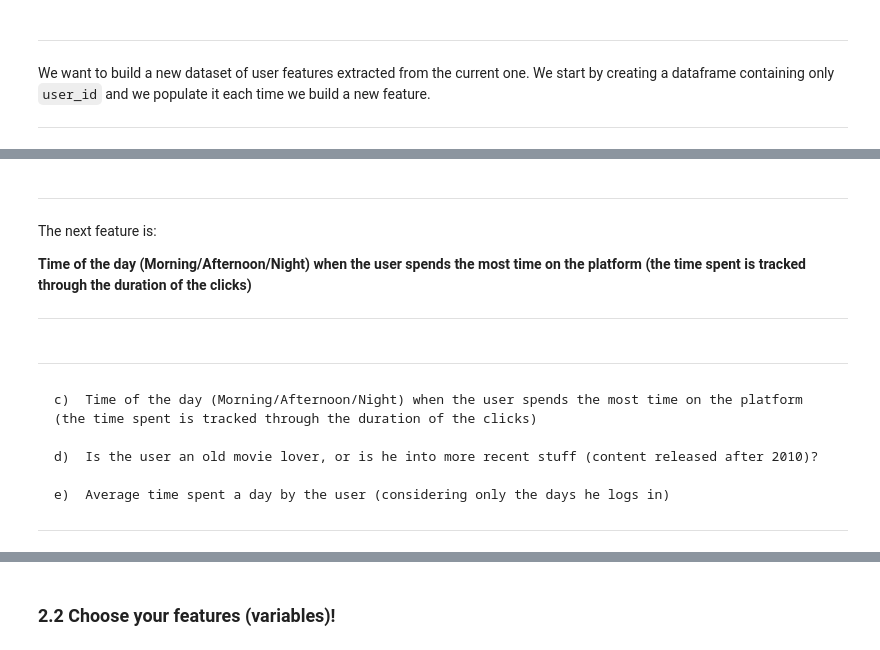
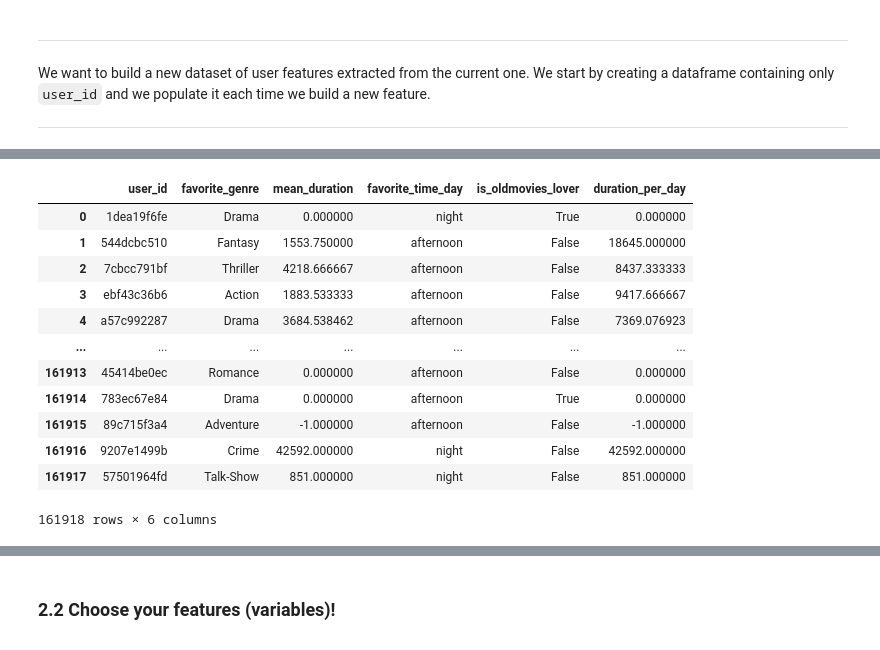
Before and after one commit to LorenzoPannacci/ADM-HW4, a Jupyter notebook: main.ipynb, the cells around one changed output, grey strips where cells are left out. Saved outputs shown, nothing was run; the diff lists cells and outputs as text; code cells hidden in the pictures.

```diff
--- a/main.ipynb
+++ b/main.ipynb
@@ -376,8 +272,0 @@ users_dataset
-# %% [markdown]
----
-
-The next feature is:
-
-**Time of the day (Morning/Afternoon/Night) when the user spends the most time on the platform (the time spent is tracked through the duration of the clicks)**
-
----
@@ -386,10 +272,0 @@ The next feature is:
-# %% [markdown]
----
-
-    c)  Time of the day (Morning/Afternoon/Night) when the user spends the most time on the platform (the time spent is tracked through the duration of the clicks)
-
-    d)  Is the user an old movie lover, or is he into more recent stuff (content released after 2010)?
-
-    e)  Average time spent a day by the user (considering only the days he logs in)
-
----
@@ -395,0 +369,16 @@ The next feature is:
+# %%
+users_dataset_base
+# %% [output]
+|  | user_id | favorite_genre | mean_duration | favorite_time_day | is_oldmovies_lover | duration_per_day |
+| 0 | 1dea19f6fe | Drama | 0.000000 | night | True | 0.000000 |
+| 1 | 544dcbc510 | Fantasy | 1553.750000 | afternoon | False | 18645.000000 |
+| 2 | 7cbcc791bf | Thriller | 4218.666667 | afternoon | False | 8437.333333 |
+| 3 | ebf43c36b6 | Action | 1883.533333 | afternoon | False | 9417.666667 |
+| 4 | a57c992287 | Drama | 3684.538462 | afternoon | False | 7369.076923 |
+| ... | ... | ... | ... | ... | ... | ... |
+| 161913 | 45414be0ec | Romance | 0.000000 | afternoon | False | 0.000000 |
+| 161914 | 783ec67e84 | Drama | 0.000000 | afternoon | True | 0.000000 |
+| 161915 | 89c715f3a4 | Adventure | -1.000000 | afternoon | False | -1.000000 |
+| 161916 | 9207e1499b | Crime | 42592.000000 | night | False | 42592.000000 |
+| 161917 | 57501964fd | Talk-Show | 851.000000 | night | False | 851.000000 |
+161918 rows × 6 columns
```
Also changed, not shown: parts of 16 cells of this notebook, 2 other files.
